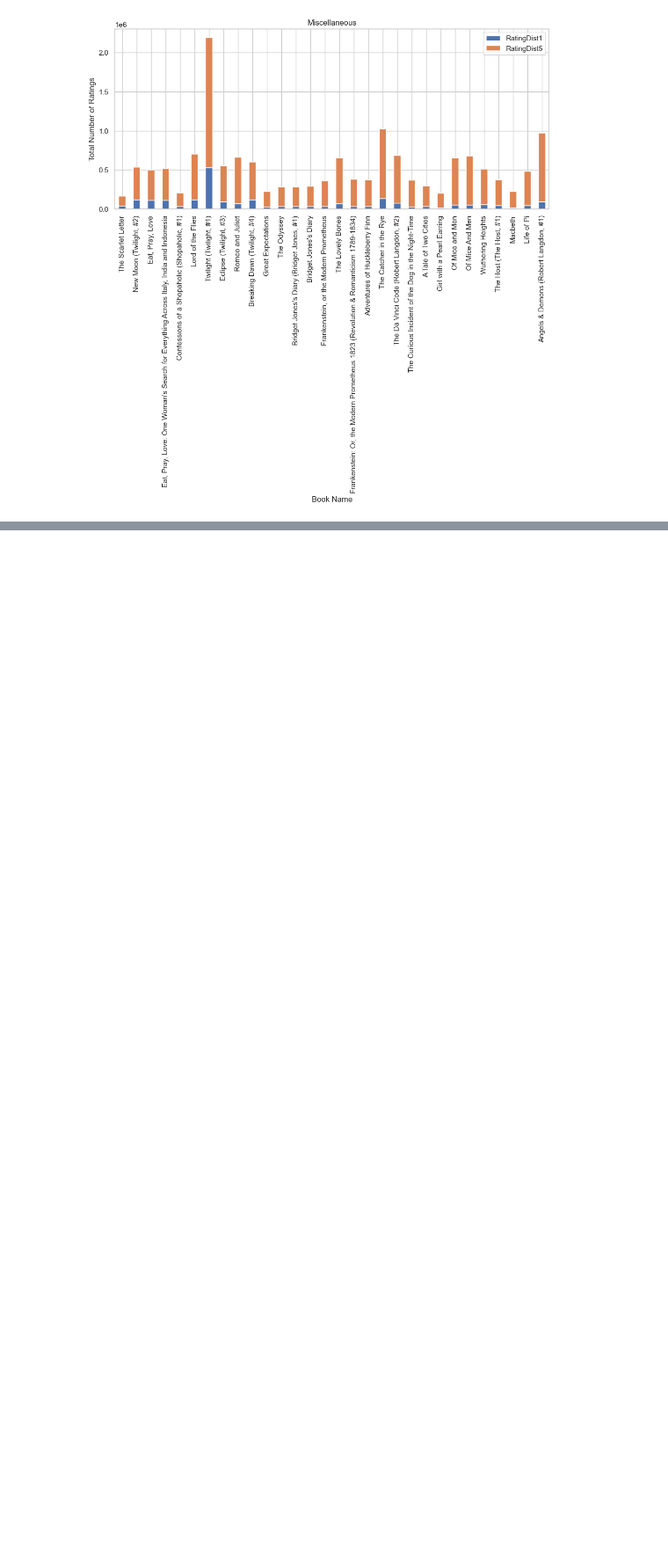
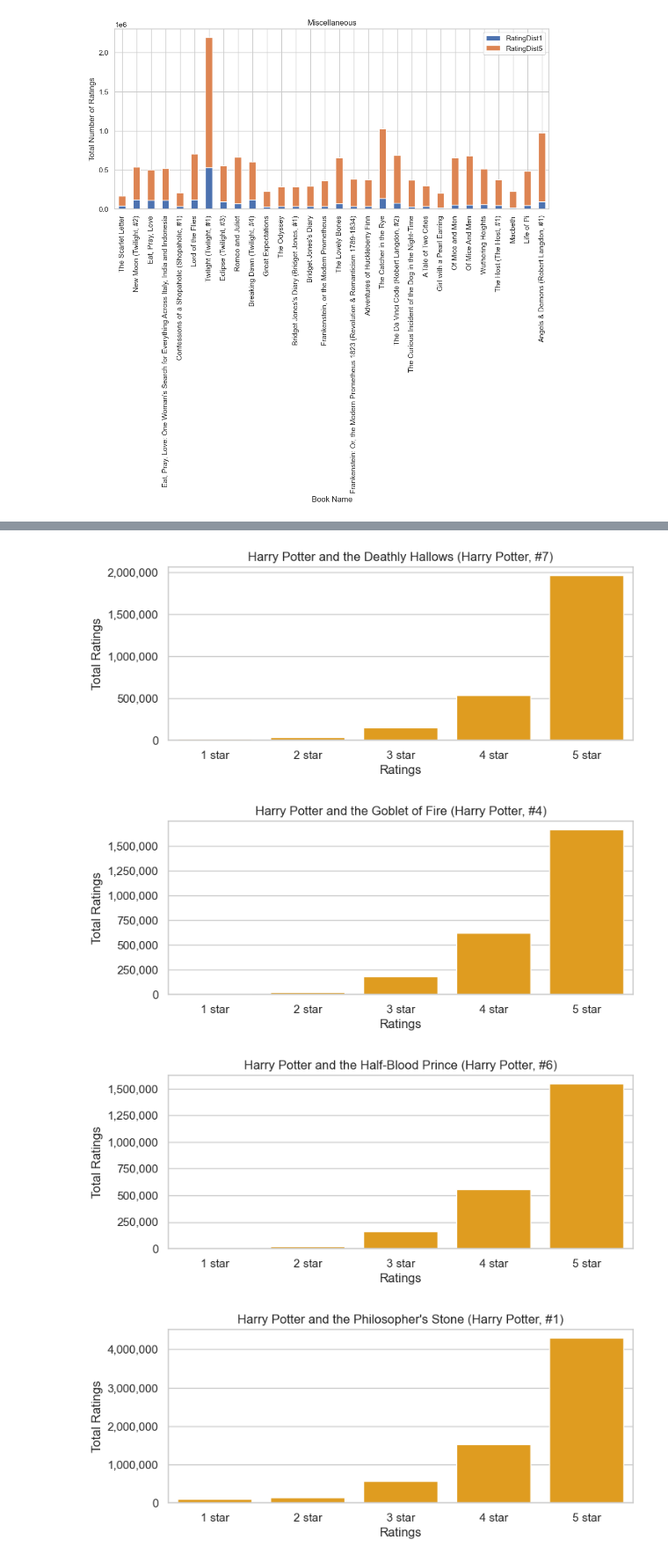
Before and after one commit to agshar96/Data-Literacy-Final-Project, a Jupyter notebook: EDA.ipynb, the cells around one changed output, grey strips where cells are left out. Shown at 88% size. Drawn from its saved outputs; the diff is of its cells as text; code cells hidden in the pictures; blank space fills up the shorter version.

```diff
--- a/EDA.ipynb
+++ b/EDA.ipynb
@@ -267,0 +421,8 @@ plt.show()
+# %%
+# controversial books
+plot_book_rating_dist(group1,color='orange')
+# %% [output]
+[figure, added]
+[figure, added]
+[figure, added]
+[figure, added]
```
Also changed, not shown: parts of 16 cells of this notebook.
